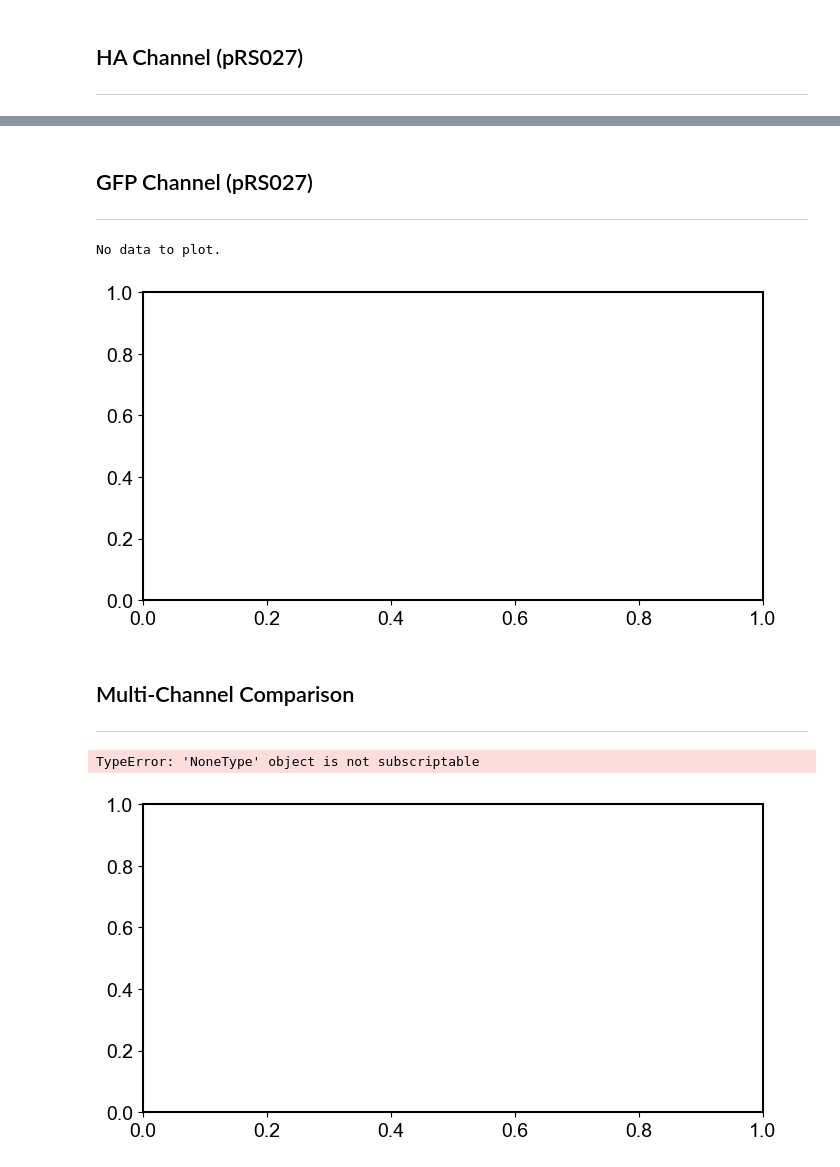
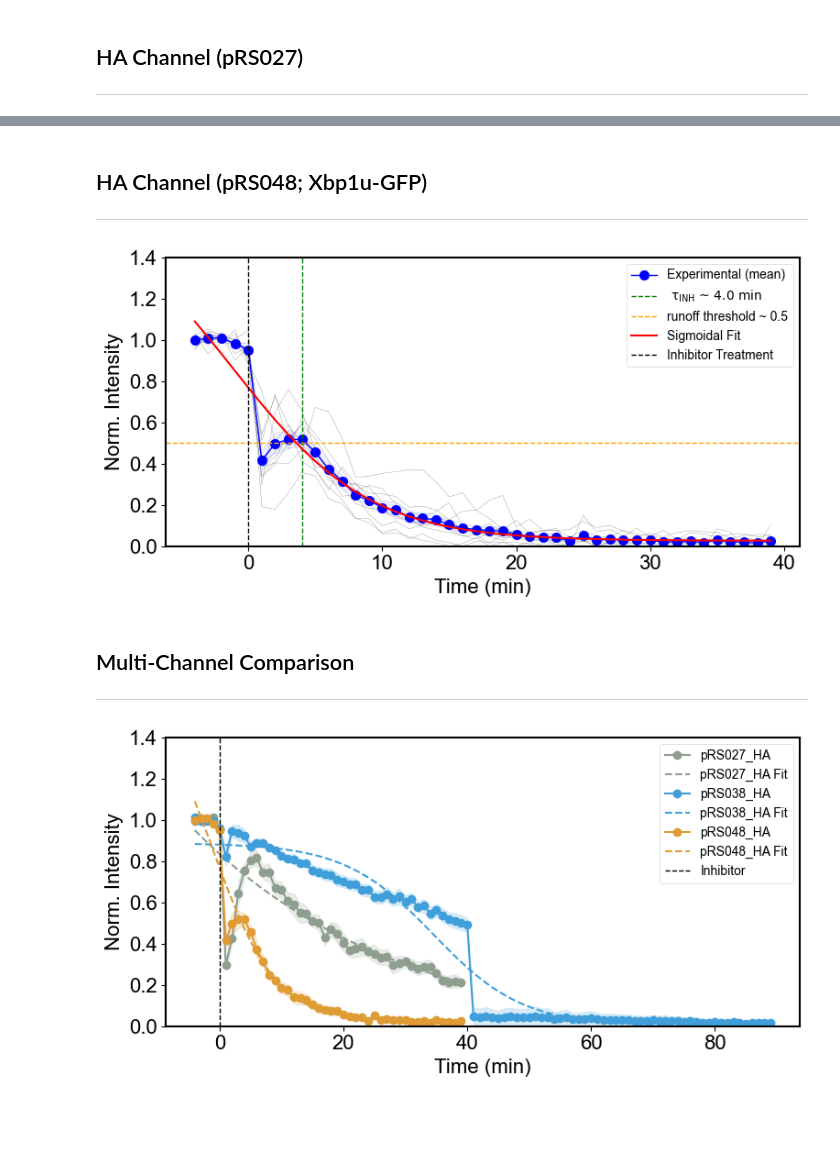
Before and after one commit to ningzhaoAnschutz/cof_paper, a Jupyter notebook: notebooks/Inhibitors/Fig 4_Harringtonine_GFPFast.ipynb, the cells around one changed output, grey strips where cells are left out. Drawn from its saved outputs; the diff is of its cells as text; code cells hidden in the pictures; blank space fills up the shorter version.

```diff
--- a/notebooks/Inhibitors/Fig 4_Harringtonine_GFPFast.ipynb
+++ b/notebooks/Inhibitors/Fig 4_Harringtonine_GFPFast.ipynb
@@ -63,0 +67,18 @@ INH.plot_inhibitor(
+# %%
+substring_in_data_dir = 'pRS038'
+selected_field = 'spot_int_ch_1'
+plot_name = 'pRS038_HA'
+
+responding_indices_pRS038_HA, frames_pRS038_HA, intensities_pRS038_HA, _, _, _, _, _ = INH.process_inhibitor_data(
+    data_dir, inhibitor_frame_index, substring_in_data_dir, selected_field,
+    use_sem, show_summary, max_percentage_threshold_after_treatment,
+)
+
+INH.plot_inhibitor(
+    frames_pRS038_HA, intensities_pRS038_HA, inhibitor_frame_index,
+    show_runoff_time=True,
+    plot_name=plot_name,
+    threshold_percentage_for_runoff=threshold_percentage_for_runoff,
+    figsize=figsize,
+    ylims=ylims,
+)
@@ -64,18 +87,18 @@ INH.plot_inhibitor(
 # %% [markdown]
-## GFP Channel (pRS027)
+## HA Channel (pRS048; Xbp1u-GFP)
 ___
 # %%
-substring_in_data_dir = 'pRS027'
-selected_field = 'spot_int_ch_0'
-plot_name = 'pRS027_GFP'
+substring_in_data_dir = 'pRS048'
+selected_field = 'spot_int_ch_1'
+plot_name = 'pRS048_HA'
 
-responding_indices_pRS027_GFP, frames_pRS027_GFP, intensities_pRS027_GFP, _, _, _, _, _ = INH.process_inhibitor_data(
+responding_indices_pRS048_HA, frames_pRS048_HA, intensities_pRS048_HA, _, _, _, _, _ = INH.process_inhibitor_data(
     data_dir, inhibitor_frame_index, substring_in_data_dir, selected_field,
     use_sem, show_summary, max_percentage_threshold_after_treatment,
 )
 
 INH.plot_inhibitor(
-    frames_pRS027_GFP, intensities_pRS027_GFP, inhibitor_frame_index,
+    frames_pRS048_HA, intensities_pRS048_HA, inhibitor_frame_index,
     show_runoff_time=True,
     plot_name=plot_name,
     threshold_percentage_for_runoff=threshold_percentage_for_runoff,
@@ -83,27 +106,26 @@ INH.plot_inhibitor(
     ylims=ylims,
 )
 # %% [output]
-No data to plot.
-[figure, old version]
+[figure, new version]
 # %% [markdown]
 ## Multi-Channel Comparison
 ___
 # %%
 INH.plot_multiple_inhibitors(
-    [frames_pRS027_HA, frames_pRS027_GFP],
-    [intensities_pRS027_HA, intensities_pRS027_GFP],
+    [frames_pRS027_HA, frames_pRS038_HA, frames_pRS048_HA],
+    [intensities_pRS027_HA, intensities_pRS038_HA, intensities_pRS048_HA],
     inhibitor_frame_index,
-    responding_indices_list=[responding_indices_pRS027_HA, responding_indices_pRS027_GFP],
-    colors=['magenta', 'green'],
-    legend_labels=['pRS027_HA', 'pRS027_GFP'],
+    responding_indices_list=[responding_indices_pRS027_HA, responding_indices_pRS038_HA, responding_indices_pRS048_HA],
+    colors=['#8E9E8F', "#409FDB", "#DF9B34"],
+    legend_labels=['pRS027_HA', 'pRS038_HA', 'pRS048_HA'],
     plot_name='HT_multi',
     threshold_percentage_for_runoff=-0.4,
     ylims = (0, 1.4),
     use_sigmoidal_fit=use_sigmoidal_fit,
     figsize=figsize,
     use_sem=use_sem,
     show_individual_trajectories=show_individual_trajectories,
+    results_folder=results_folder,
 )
 # %% [output]
-TypeError: 'NoneType' object is not subscriptable
-[figure, old version]
+[figure, new version]
```
Also changed, not shown: parts of 4 cells of this notebook, 11 other files.
